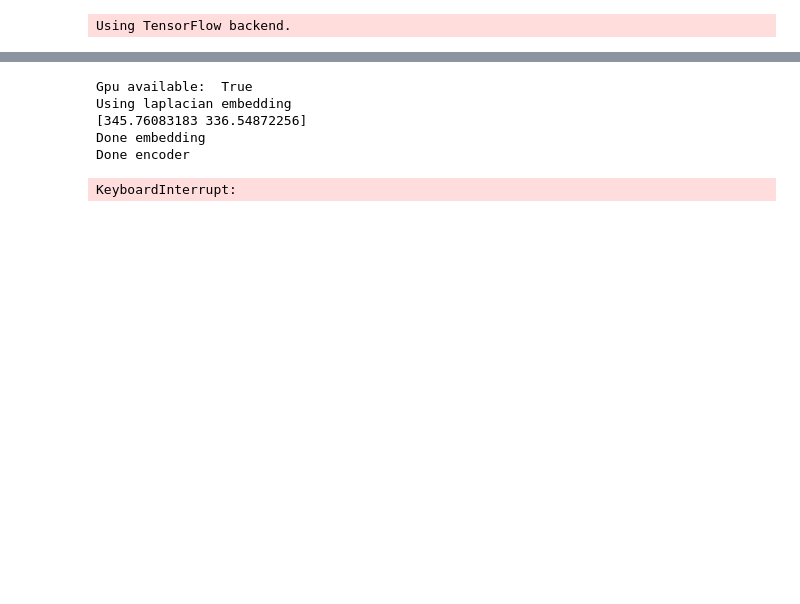
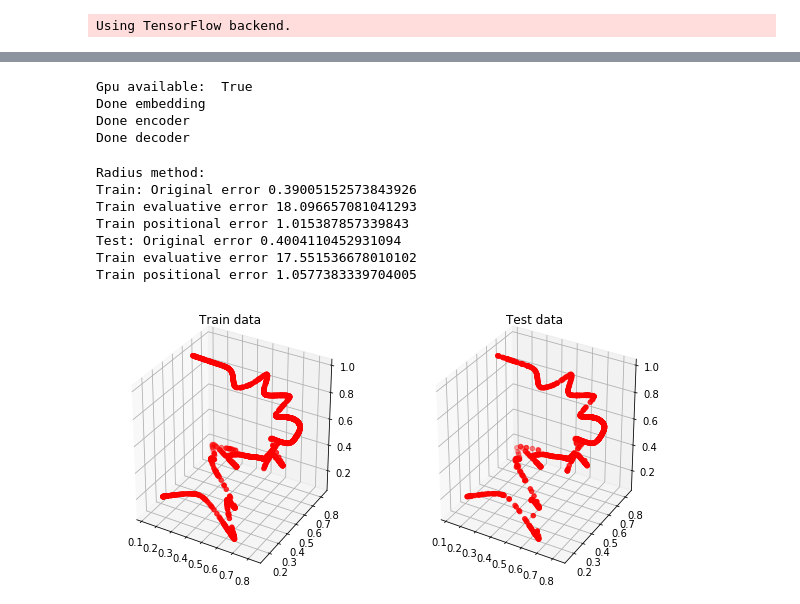
Before and after one commit to nverma1/diffusion_net, a Jupyter notebook: method_eval.ipynb, the cells around one changed output, grey strips where cells are left out. Drawn from its saved outputs; the diff is of its cells as text; code cells hidden in the pictures; blank space fills up the shorter version.

Commit message:
Adding radius to method_eval

```diff
--- a/method_eval.ipynb
+++ b/method_eval.ipynb
@@ -105,17 +118,24 @@ Train positional error 0.059967399311849405
 # %%
-rad_net = RunFullMap.DiffusionNet(train, 2, r=.1, embedding='normal', nearest_neighbors = 'raduis', visual=False)
+rad_net = RunFullMap.DiffusionNet(train, 2, r=1, embedding='normal', nearest_neighbors = 'radius', visual=False)
+# %% [output]
+Gpu available:  True
+Done embedding
+Done encoder
+Done decoder
 # %%
 print("Radius method:")
-graph_train_test(norm_net, train, test)
+graph_train_test(rad_net, train, test)
+# %% [output]
+Radius method:
+Train: Original error 0.39005152573843926
+Train evaluative error 18.096657081041293
+Train positional error 1.015387857339843
+Test: Original error 0.4004110452931094
+Train evaluative error 17.551536678010102
+Train positional error 1.0577383339704005
+[figure, added]
 # %%
 lap_net = RunFullMap.DiffusionNet(train, 2, embedding='laplacian', visual=False)
-# %% [output]
-Gpu available:  True
-Using laplacian embedding
-[345.76083183 336.54872256]
-Done embedding
-Done encoder
-KeyboardInterrupt:
 # %%
 print("Laplacian method:")
 graph_train_test(lap_net, train, test)
```
Also changed, not shown: parts of 4 cells of this notebook.
